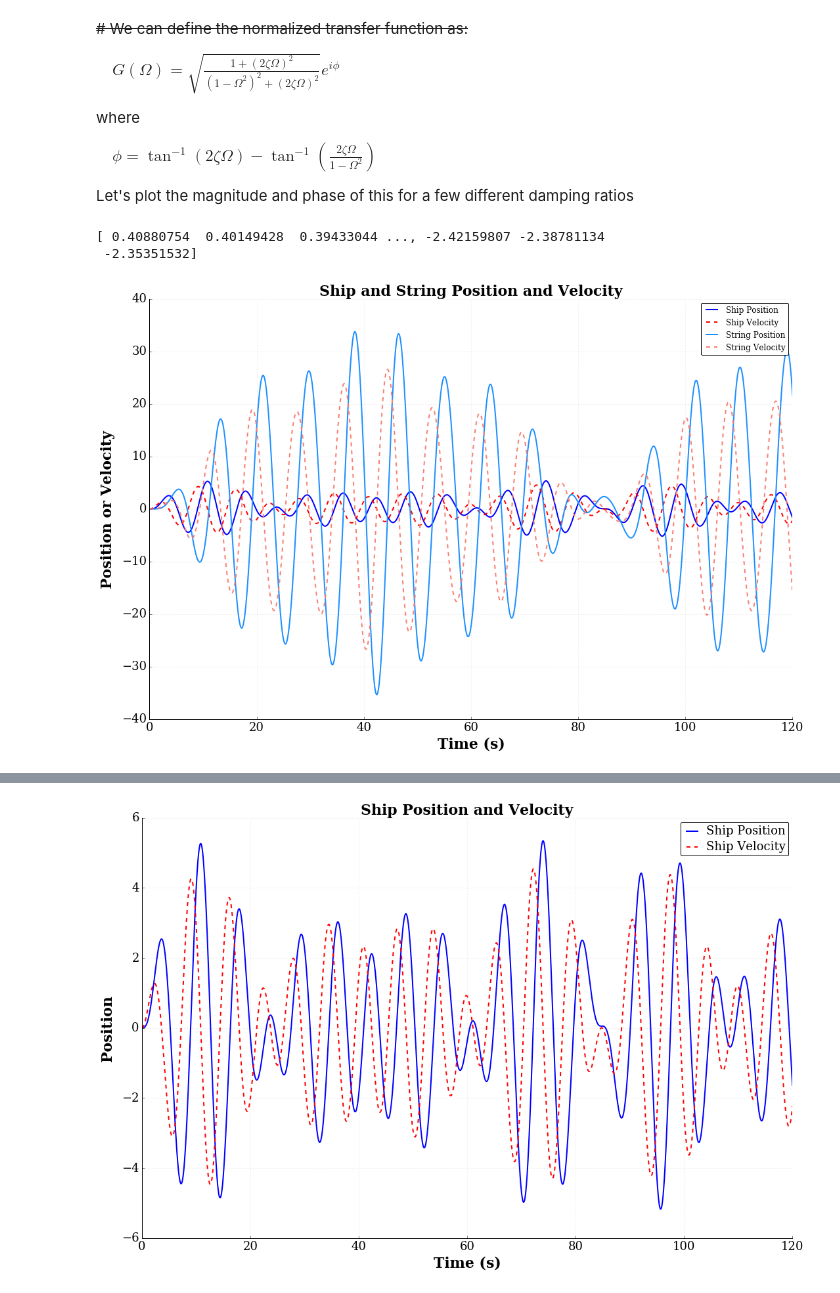
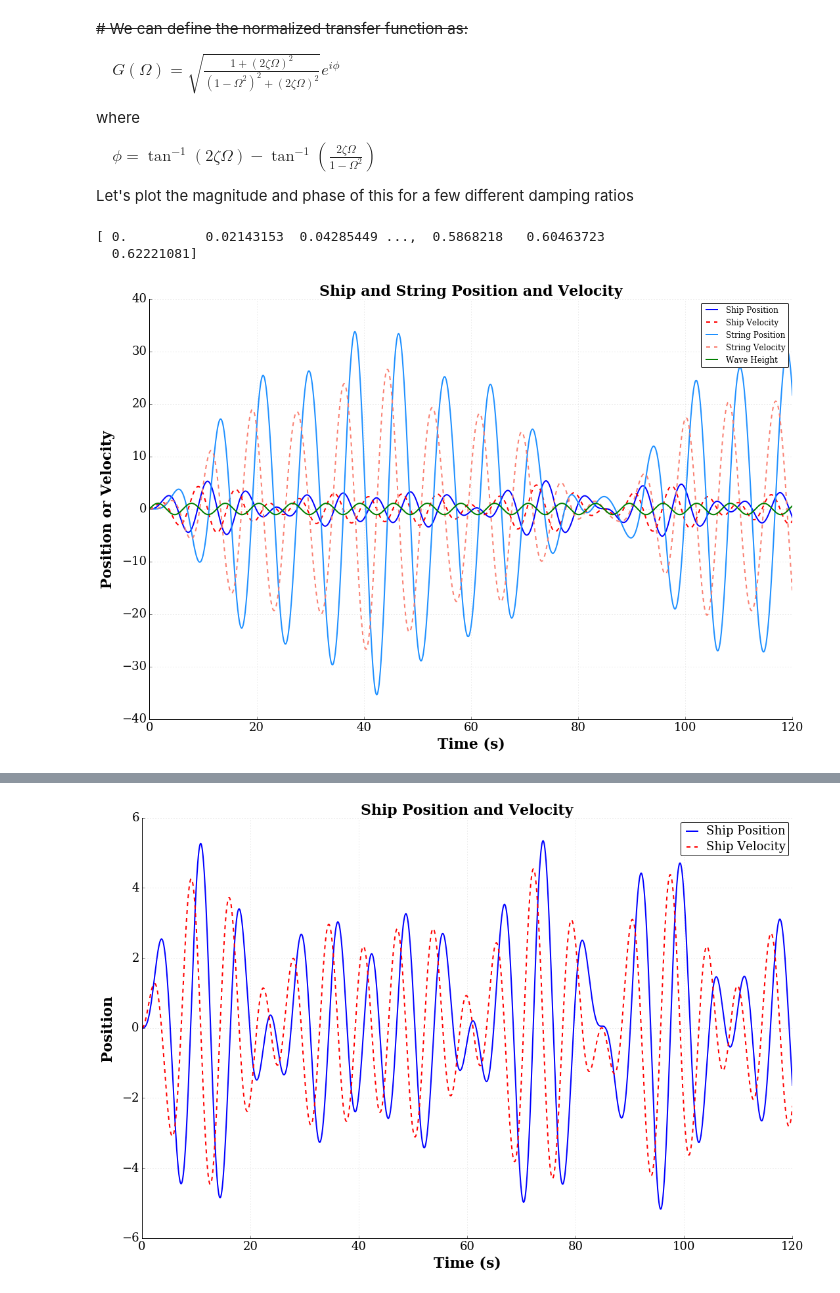
Before and after one commit to Josh9817/2-mass-model, a Jupyter notebook: Reparied 2 mass model.ipynb, the cells around one changed output, grey strips where cells are left out. Cells and saved outputs as stored; diff of their text form; code cells hidden in the pictures.

Commit message:
Plotted x_wave
added plot functions for x_wave to combined and it's own plot. noticed
trends appear to be in good agreement with what is expected after
starting everything at zero.

```diff
--- a/Reparied 2 mass model.ipynb
+++ b/Reparied 2 mass model.ipynb
@@ -207,10 +207,10 @@ while counter < N:
     total_wave = total_wave + wave_array[counter,:]
 
     counter = counter + 1
-print(total_wave)
+print(x_wave(t, p))
 # %% [output]
-[ 0.40880754  0.40149428  0.39433044 ..., -2.42159807 -2.38781134
- -2.35351532]
+[ 0.          0.02143153  0.04285449 ...,  0.5868218   0.60463723
+  0.62221081]
 # %%
 # Set up simulation parameters
 
@@ -267,32 +267,33 @@ ax.grid(True,linestyle=':',color='0.75')
 ax.set_axisbelow(True)
 
 # Define the X and Y axis labels
 plt.xlabel('Time (s)', family='serif', fontsize=22, weight='bold', labelpad=5)
 plt.ylabel('Position or Velocity', family='serif', fontsize=22, weight='bold', labelpad=10)
 plt.title('Ship and String Position and Velocity', family='serif', fontsize=22, weight='bold')
 
 # Plot the first element of resp for all time. It corresponds to the position.
 plt.plot(t, resp[:,0], linewidth=2, color='b', linestyle = '-', label=r'Ship Position')
 plt.plot(t, resp[:,1], linewidth=2, color='r', linestyle = '--', label=r'Ship Velocity')
 plt.plot(t, resp[:,2], linewidth=2, color='dodgerblue', linestyle = '-', label=r'String Position')
 plt.plot(t, resp[:,3], linewidth=2, color='salmon', linestyle = '--', label=r'String Velocity')
+plt.plot(t, x_wave(t, p), linewidth=2, color='green', linestyle = '-', label=r'Wave Height')
 
 # uncomment below and set limits if needed
 plt.xlim(0,stoptime)
 # ylim(0,10)
 
 # Create the legend, then fix the fontsize
 leg = plt.legend(loc='upper right', fancybox=True)
 ltext  = leg.get_texts()
 plt.setp(ltext,family='serif',fontsize=12)
 
 # Adjust the page layout filling the page using the new tight_layout command
 plt.tight_layout(pad = 0.5)
 
 # save the figure as a high-res pdf in the current folder
 # It's saved at the original 6x4 size
-#plt.savefig('Combinded Reparied 2 mass model.pdf') #change file name to match plotted variable
+#plt.savefig('Combined Reparied 2 mass model.pdf') #change file name to match plotted variable
 
 fig.set_size_inches(15, 10) # Resize the figure for better display in the notebook original (9,6)
 # %% [output]
-[figure, old version]
+[figure, new version]
```
Also changed, not shown: parts of 1 cell of this notebook, 2 other files.
